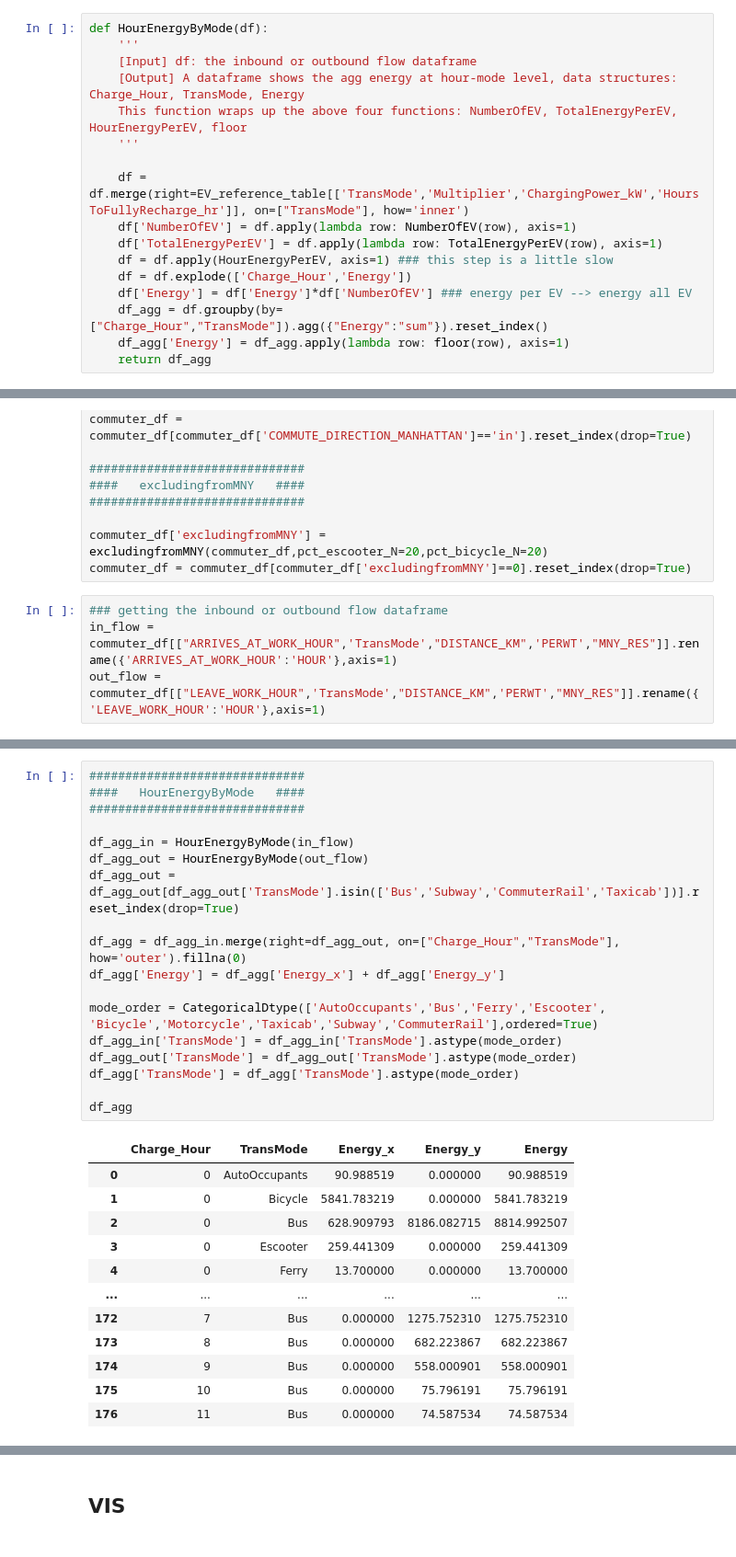
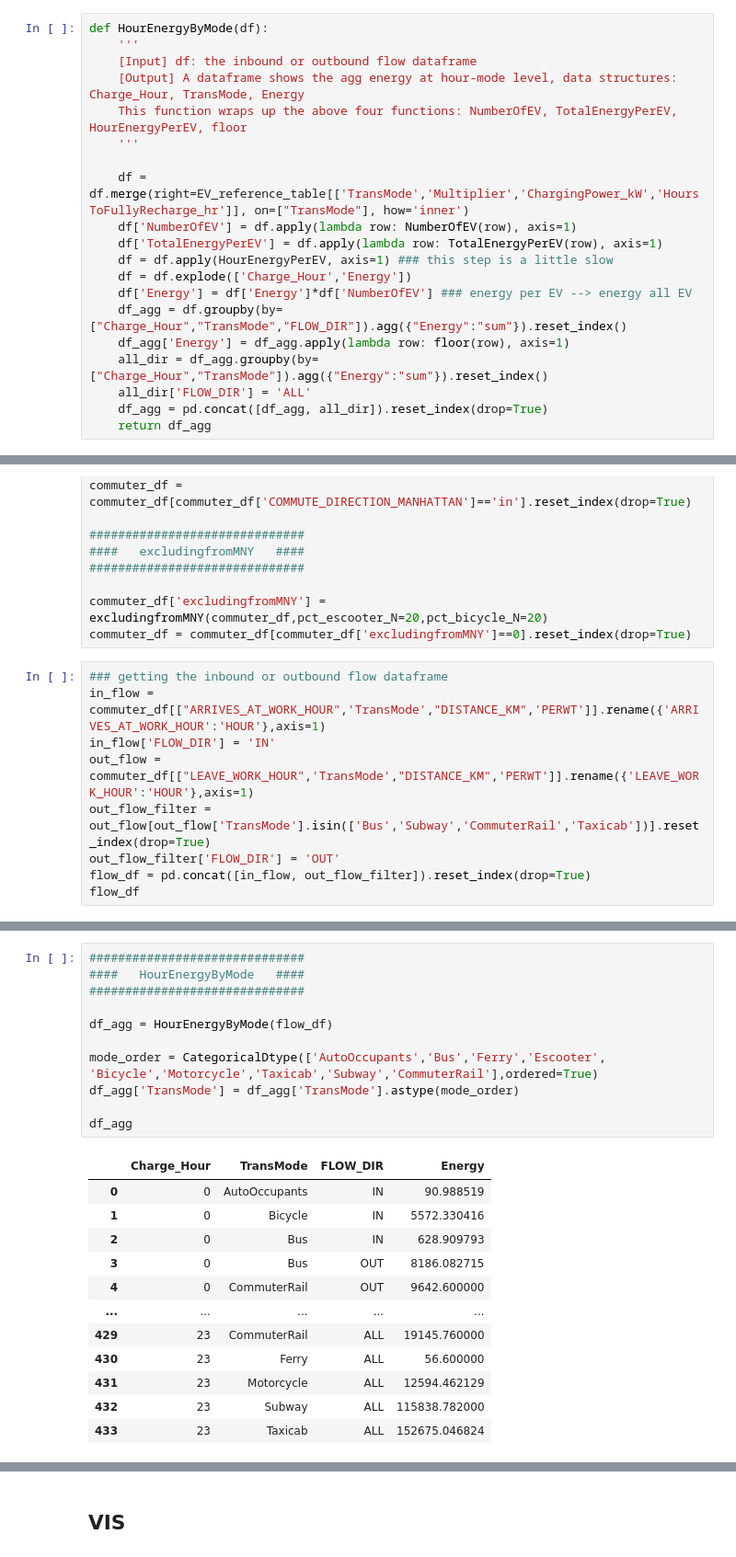
Before and after one commit to BNewborn/mobility-electrification, a Jupyter notebook: 04_ElectricalInfrastructureModel/ElectricalModel_Steps.ipynb, the cells around one changed output, grey strips where cells are left out. Shown at 92% size. Cells and saved outputs as stored; diff of their text form.

```diff
--- a/04_ElectricalInfrastructureModel/ElectricalModel_Steps.ipynb
+++ b/04_ElectricalInfrastructureModel/ElectricalModel_Steps.ipynb
@@ -106,8 +106,11 @@ def HourEnergyByMode(df):
     df = df.apply(HourEnergyPerEV, axis=1) ### this step is a little slow
     df = df.explode(['Charge_Hour','Energy'])
     df['Energy'] = df['Energy']*df['NumberOfEV'] ### energy per EV --> energy all EV
-    df_agg = df.groupby(by=["Charge_Hour","TransMode"]).agg({"Energy":"sum"}).reset_index()
+    df_agg = df.groupby(by=["Charge_Hour","TransMode","FLOW_DIR"]).agg({"Energy":"sum"}).reset_index()
     df_agg['Energy'] = df_agg.apply(lambda row: floor(row), axis=1)
+    all_dir = df_agg.groupby(by=["Charge_Hour","TransMode"]).agg({"Energy":"sum"}).reset_index()
+    all_dir['FLOW_DIR'] = 'ALL'
+    df_agg = pd.concat([df_agg, all_dir]).reset_index(drop=True)
     return df_agg
 # %% [markdown]
 ### HOW TO RUN
@@ -150,5 +153,10 @@ commuter_df['excludingfromMNY'] = excludingfromMNY(commuter_df,pct_escooter_N=20
 commuter_df = commuter_df[commuter_df['excludingfromMNY']==0].reset_index(drop=True)
 # %%
 ### getting the inbound or outbound flow dataframe
-in_flow = commuter_df[["ARRIVES_AT_WORK_HOUR",'TransMode',"DISTANCE_KM",'PERWT',"MNY_RES"]].rename({'ARRIVES_AT_WORK_HOUR':'HOUR'},axis=1)
-out_flow = commuter_df[["LEAVE_WORK_HOUR",'TransMode',"DISTANCE_KM",'PERWT',"MNY_RES"]].rename({'LEAVE_WORK_HOUR':'HOUR'},axis=1)
+in_flow = commuter_df[["ARRIVES_AT_WORK_HOUR",'TransMode',"DISTANCE_KM",'PERWT']].rename({'ARRIVES_AT_WORK_HOUR':'HOUR'},axis=1)
+in_flow['FLOW_DIR'] = 'IN'
+out_flow = commuter_df[["LEAVE_WORK_HOUR",'TransMode',"DISTANCE_KM",'PERWT']].rename({'LEAVE_WORK_HOUR':'HOUR'},axis=1)
+out_flow_filter = out_flow[out_flow['TransMode'].isin(['Bus','Subway','CommuterRail','Taxicab'])].reset_index(drop=True)
+out_flow_filter['FLOW_DIR'] = 'OUT'
+flow_df = pd.concat([in_flow, out_flow_filter]).reset_index(drop=True)
+flow_df
@@ -155,31 +177,24 @@ out_flow = commuter_df[["LEAVE_WORK_HOUR",'TransMode',"DISTANCE_KM",'PERWT',"MNY
 # %%
 ##############################
 ####   HourEnergyByMode   ####
 ##############################
 
-df_agg_in = HourEnergyByMode(in_flow)
-df_agg_out = HourEnergyByMode(out_flow)
-df_agg_out = df_agg_out[df_agg_out['TransMode'].isin(['Bus','Subway','CommuterRail','Taxicab'])].reset_index(drop=True)
-
-df_agg = df_agg_in.merge(right=df_agg_out, on=["Charge_Hour","TransMode"], how='outer').fillna(0)
-df_agg['Energy'] = df_agg['Energy_x'] + df_agg['Energy_y']
+df_agg = HourEnergyByMode(flow_df)
 
 mode_order = CategoricalDtype(['AutoOccupants','Bus','Ferry','Escooter', 'Bicycle','Motorcycle','Taxicab','Subway','CommuterRail'],ordered=True)
-df_agg_in['TransMode'] = df_agg_in['TransMode'].astype(mode_order)
-df_agg_out['TransMode'] = df_agg_out['TransMode'].astype(mode_order)
 df_agg['TransMode'] = df_agg['TransMode'].astype(mode_order)
 
 df_agg
 # %% [output]
-|  | Charge_Hour | TransMode | Energy_x | Energy_y | Energy |
-| 0 | 0 | AutoOccupants | 90.988519 | 0.000000 | 90.988519 |
-| 1 | 0 | Bicycle | 5841.783219 | 0.000000 | 5841.783219 |
-| 2 | 0 | Bus | 628.909793 | 8186.082715 | 8814.992507 |
-| 3 | 0 | Escooter | 259.441309 | 0.000000 | 259.441309 |
-| 4 | 0 | Ferry | 13.700000 | 0.000000 | 13.700000 |
-| ... | ... | ... | ... | ... | ... |
-| 172 | 7 | Bus | 0.000000 | 1275.752310 | 1275.752310 |
-| 173 | 8 | Bus | 0.000000 | 682.223867 | 682.223867 |
-| 174 | 9 | Bus | 0.000000 | 558.000901 | 558.000901 |
-| 175 | 10 | Bus | 0.000000 | 75.796191 | 75.796191 |
-| 176 | 11 | Bus | 0.000000 | 74.587534 | 74.587534 |
+|  | Charge_Hour | TransMode | FLOW_DIR | Energy |
+| 0 | 0 | AutoOccupants | IN | 90.988519 |
+| 1 | 0 | Bicycle | IN | 5572.330416 |
+| 2 | 0 | Bus | IN | 628.909793 |
+| 3 | 0 | Bus | OUT | 8186.082715 |
+| 4 | 0 | CommuterRail | OUT | 9642.600000 |
+| ... | ... | ... | ... | ... |
+| 429 | 23 | CommuterRail | ALL | 19145.760000 |
+| 430 | 23 | Ferry | ALL | 56.600000 |
+| 431 | 23 | Motorcycle | ALL | 12594.462129 |
+| 432 | 23 | Subway | ALL | 115838.782000 |
+| 433 | 23 | Taxicab | ALL | 152675.046824 |
```
Also changed, not shown: parts of 7 cells of this notebook, 1 other file.
